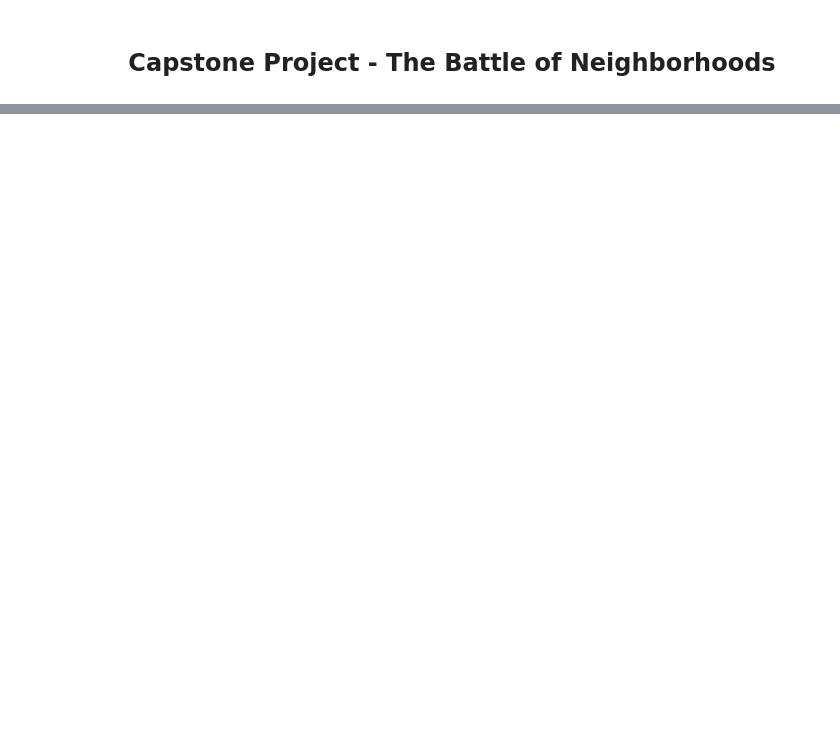
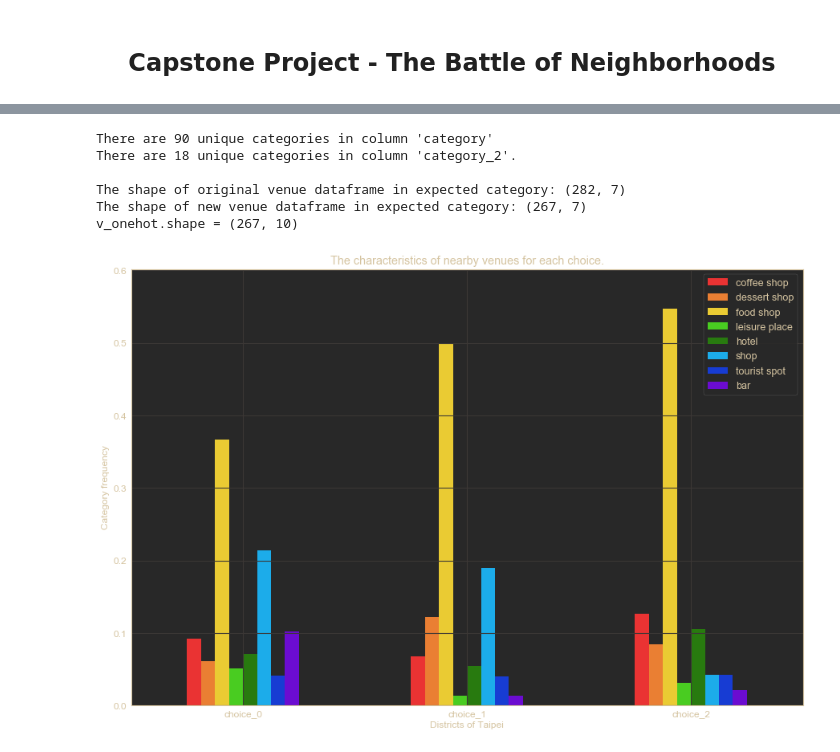
Before and after one commit to allisontw/Coursera_Capstone, a Jupyter notebook: Assignment_Capstone_project_The_battle_of_neighborhoods.ipynb, the cells around one changed output, grey strips where cells are left out. Drawn from its saved outputs; the diff is of its cells as text; code cells hidden in the pictures; blank space fills up the shorter version.

```diff
--- a/Assignment_Capstone_project_The_battle_of_neighborhoods.ipynb
+++ b/Assignment_Capstone_project_The_battle_of_neighborhoods.ipynb
@@ -55,0 +515,11 @@ df
+# %%
+print( "Attribute: {}".format( new_category ) )
+
+# Read address from the given text file
+with open( 'accommodation_list.txt', 'r') as f:
+    content = f.readlines()
+addresses = [x.strip().replace( "No.", "" ).\
+                       replace( "Rd.", "Road" ).\
+                       replace( "Dist.", "District" ).\
+                       replace( ", R.O.C.", "" ) for x in content]
+print( "Accommodation: {}".format( addresses ) )
@@ -55,0 +610,54 @@ df
+# %%
+# Convert category types and add into a new column
+v_df['category_2'] = v_df[['category']].apply( lambda x: cvtCategory( *x ), axis = 1 )
+
+# Find out how many unique categories left from all the venues
+print( "\nThere are {} unique categories in column 'category'".format( len( v_df['category'].unique() ) ) )
+print( "There are {} unique categories in column 'category_2'.".format( len( v_df['category_2'].unique() ) ) )
+
+# Remove the venues that are not in the new_category
+v_df2 = v_df[v_df['category_2'].isin( new_category )]
+print( "\nThe shape of original venue dataframe in expected category: {}".format( v_df.shape ) )
+print( "The shape of new venue dataframe in expected category: {}".format( v_df2.shape ) )
+
+# One hot encoding
+v_onehot = pd.get_dummies( v_df2[['category_2']], prefix = "", prefix_sep = "" )
+
+# Add choice column back to dataframe
+v_onehot['choice'] = v_df['choice']
+v_onehot['ori_category'] = v_df['category']
+
+# Move district and category column to the first and second columns
+fixed_columns = [v_onehot.columns[-2], v_onehot.columns[-1]] + list( v_onehot.columns[:-2] )
+v_onehot = v_onehot[fixed_columns]
+
+# Check the new dataframe tp_onehot
+print( "v_onehot.shape = {}".format( v_onehot.shape ) )
+
+# Group rows by choice and by taking the mean of the frequency of occurrence of each category which specified by us previously.
+v_grouped = v_onehot.groupby( 'choice' ).mean().reset_index()
+
+# Draw the bar plot to visualize the frequency distribution of venue categories for each choice.
+import matplotlib.pyplot as plt
+% matplotlib inline
+
+colors = ['#ea3333','#ea7f33','#eacb33','#49cc21', '#287a0f','#1cacea','#173cd3','#6b0cd1']
+ax = v_grouped[new_category].plot( kind = 'bar',
+                                   title = "The characteristics of nearby venues for each choice.",
+                                   figsize = ( 15, 10 ),
+                                   legend = True,
+                                   fontsize = 12,
+                                   color = colors )
+ax.set_xlabel( "Districts of Taipei", fontsize = 12 )
+ax.set_ylabel( "Category frequency", fontsize = 12 )
+ax.set_xticklabels( v_grouped['choice'], rotation = 0, fontsize = 12 )
+ax.margins( 0.1 )
+plt.show()
+# %% [output]
+There are 90 unique categories in column 'category'
+There are 18 unique categories in column 'category_2'.
+
+The shape of original venue dataframe in expected category: (282, 7)
+The shape of new venue dataframe in expected category: (267, 7)
+v_onehot.shape = (267, 10)
+[figure, added]
```
Also changed, not shown: parts of 56 cells of this notebook, 2 other files.
